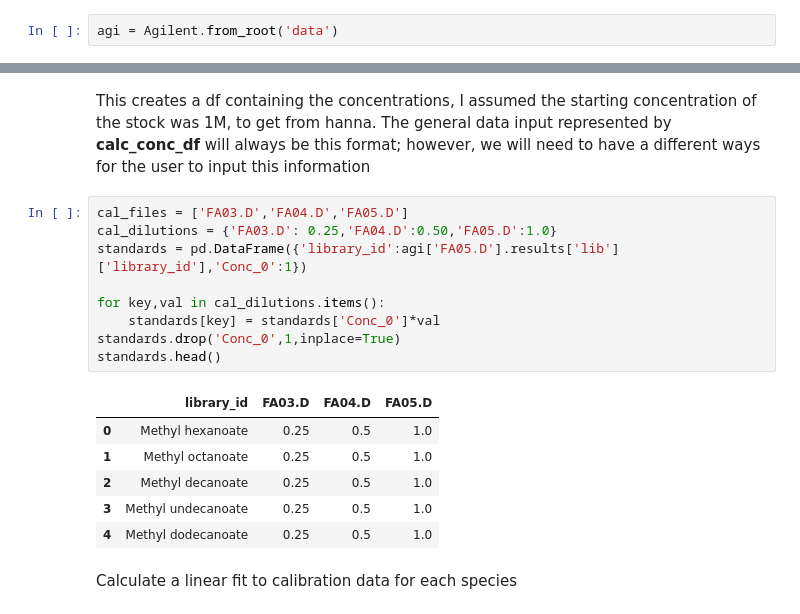
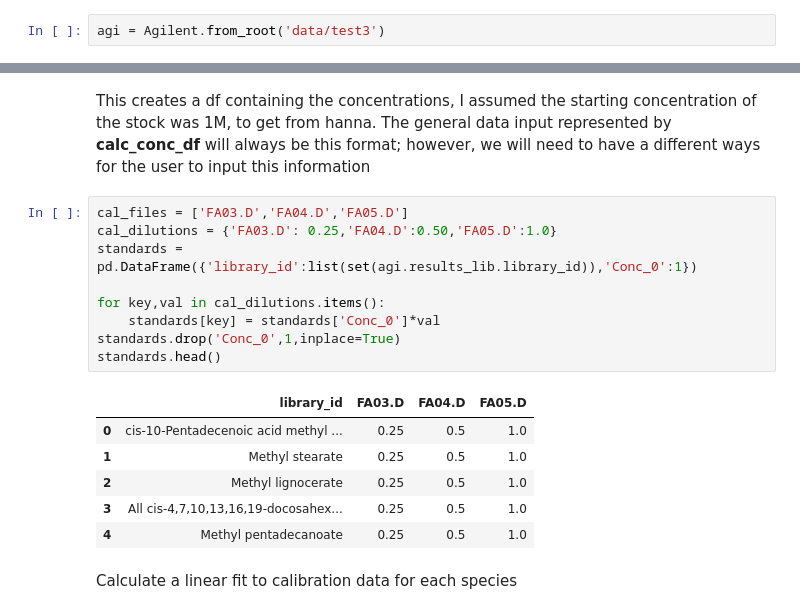
Before and after one commit to audere-labs/pyvalence, a Jupyter notebook: gc_area_analysis.ipynb, the cells around one changed output, grey strips where cells are left out. Drawn from its saved outputs; the diff is of its cells as text.

```diff
--- a/gc_area_analysis.ipynb
+++ b/gc_area_analysis.ipynb
@@ -6,4 +6,4 @@ import pandas as pd
 import matplotlib.pyplot as plt
 %matplotlib inline
 # %%
-agi = Agilent.from_root('data')
+agi = Agilent.from_root('data/test3')
@@ -92,19 +60,19 @@ This creates a df containing the concentrations, I assumed the starting concentr
 # %%
 cal_files = ['FA03.D','FA04.D','FA05.D']
 cal_dilutions = {'FA03.D': 0.25,'FA04.D':0.50,'FA05.D':1.0}
-standards = pd.DataFrame({'library_id':agi['FA05.D'].results['lib']['library_id'],'Conc_0':1})
+standards = pd.DataFrame({'library_id':list(set(agi.results_lib.library_id)),'Conc_0':1})
 
 for key,val in cal_dilutions.items():
     standards[key] = standards['Conc_0']*val
 standards.drop('Conc_0',1,inplace=True)
 standards.head()
 # %% [output]
 |  | library_id | FA03.D | FA04.D | FA05.D |
-| 0 | Methyl hexanoate | 0.25 | 0.5 | 1.0 |
-| 1 | Methyl octanoate | 0.25 | 0.5 | 1.0 |
-| 2 | Methyl decanoate | 0.25 | 0.5 | 1.0 |
-| 3 | Methyl undecanoate | 0.25 | 0.5 | 1.0 |
-| 4 | Methyl dodecanoate | 0.25 | 0.5 | 1.0 |
+| 0 | cis-10-Pentadecenoic acid methyl ... | 0.25 | 0.5 | 1.0 |
+| 1 | Methyl stearate | 0.25 | 0.5 | 1.0 |
+| 2 | Methyl lignocerate | 0.25 | 0.5 | 1.0 |
+| 3 | All cis-4,7,10,13,16,19-docosahex... | 0.25 | 0.5 | 1.0 |
+| 4 | Methyl pentadecanoate | 0.25 | 0.5 | 1.0 |
 # %% [markdown]
 Calculate a linear fit to calibration data for each species
 # %%
```
Also changed, not shown: parts of 7 cells of this notebook.
